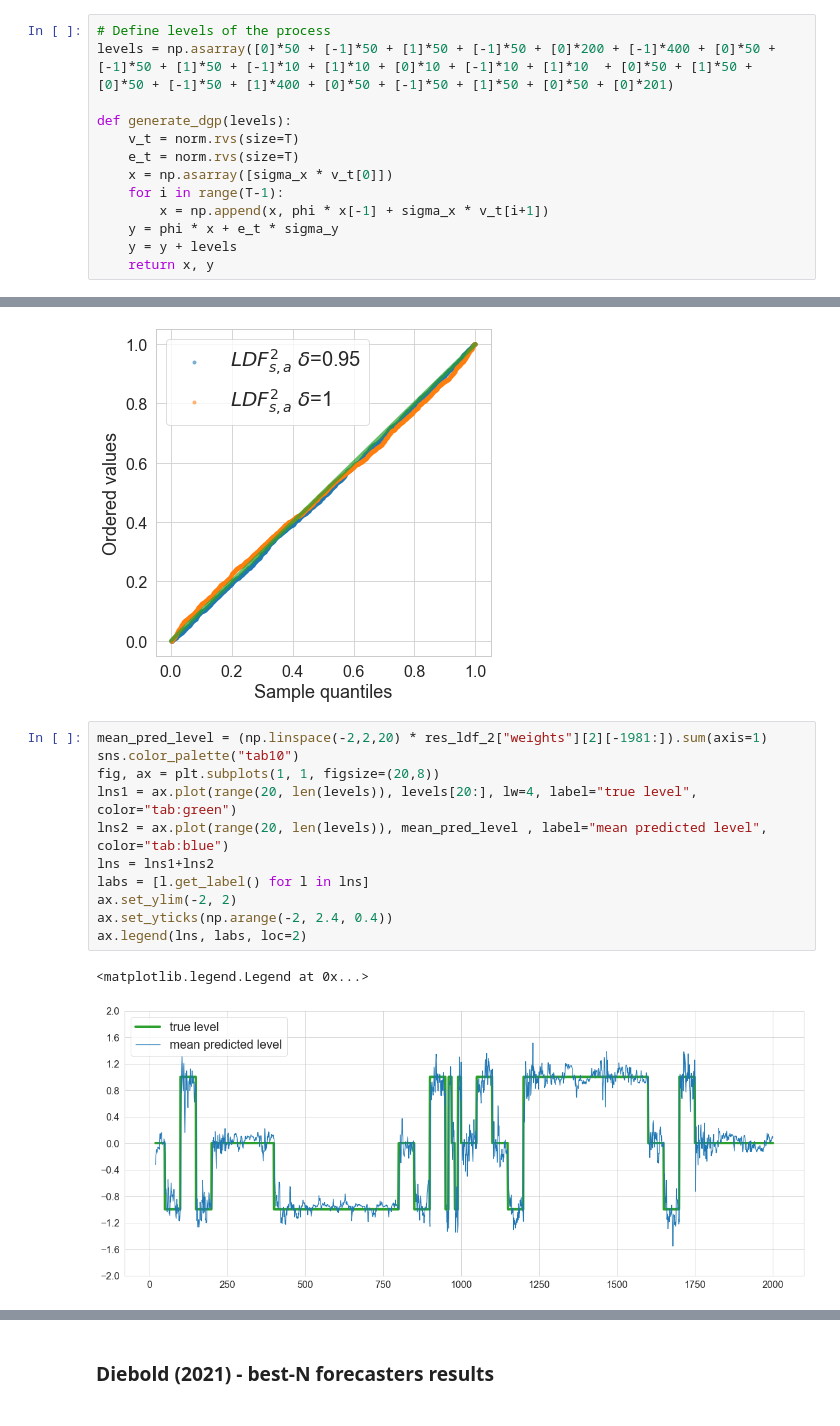
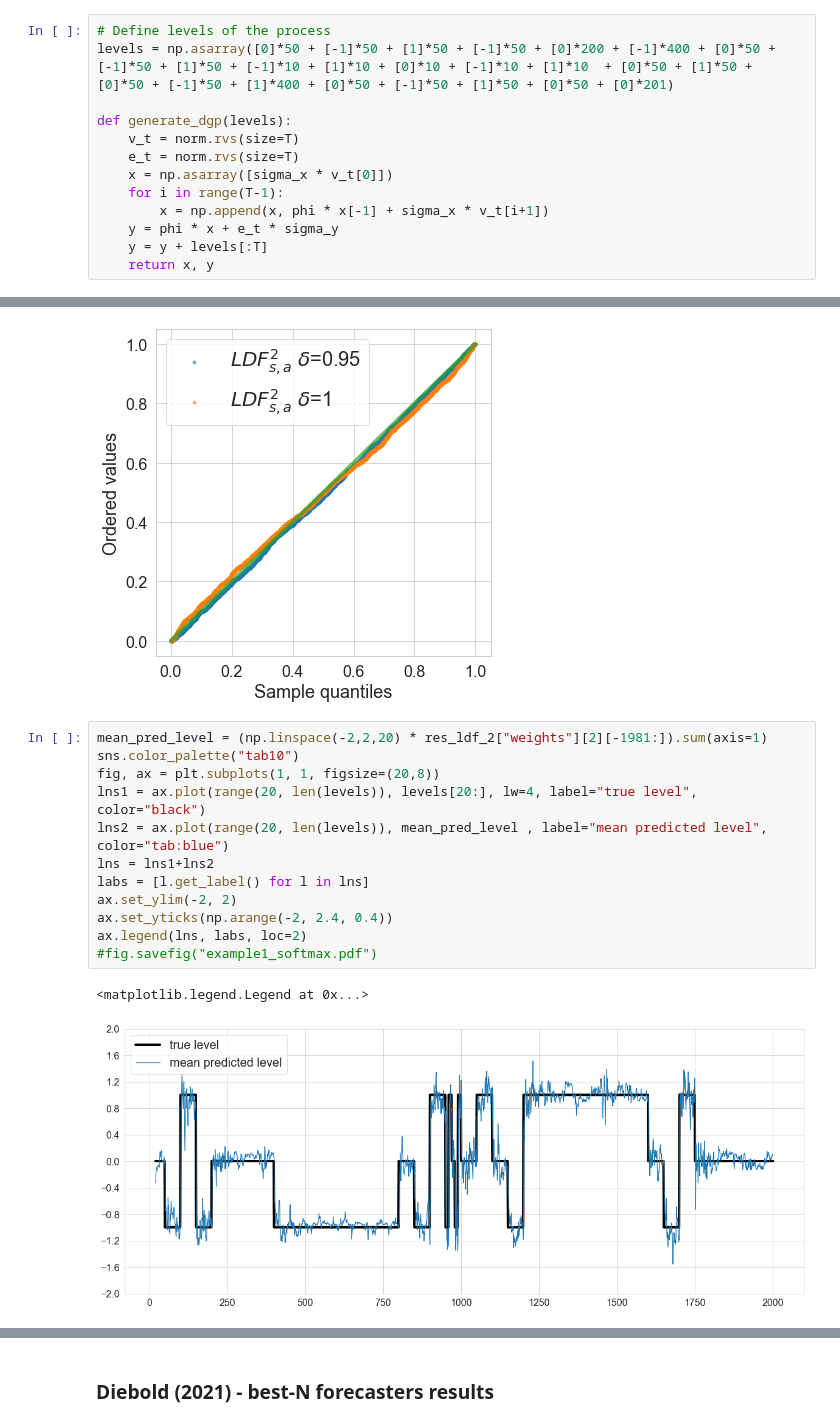
Before and after one commit to dbernaciak/ldf, a Jupyter notebook: notebooks/simulation_study.ipynb, the cells around one changed output, grey strips where cells are left out. Cells and saved outputs as stored; diff of their text form.

```diff
--- a/notebooks/simulation_study.ipynb
+++ b/notebooks/simulation_study.ipynb
@@ -92,7 +93,7 @@ def generate_dgp(levels):
     for i in range(T-1):
         x = np.append(x, phi * x[-1] + sigma_x * v_t[i+1])
     y = phi * x + e_t * sigma_y
-    y = y + levels
+    y = y + levels[:T]
     return x, y
 # %%
 def get_forecasts(levels):
@@ -180,14 +249,15 @@ plt.show()
 # %%
 mean_pred_level = (np.linspace(-2,2,20) * res_ldf_2["weights"][2][-1981:]).sum(axis=1)
 sns.color_palette("tab10")
 fig, ax = plt.subplots(1, 1, figsize=(20,8))
-lns1 = ax.plot(range(20, len(levels)), levels[20:], lw=4, label="true level", color="tab:green")
+lns1 = ax.plot(range(20, len(levels)), levels[20:], lw=4, label="true level", color="black")
 lns2 = ax.plot(range(20, len(levels)), mean_pred_level , label="mean predicted level", color="tab:blue")
 lns = lns1+lns2
 labs = [l.get_label() for l in lns]
 ax.set_ylim(-2, 2)
 ax.set_yticks(np.arange(-2, 2.4, 0.4))
 ax.legend(lns, labs, loc=2)
+#fig.savefig("example1_softmax.pdf")
 # %% [output]
 <matplotlib.legend.Legend at 0x...>
-[figure, old version]
+[figure, new version]
```
Also changed, not shown: parts of 44 cells of this notebook, 1 other file.
